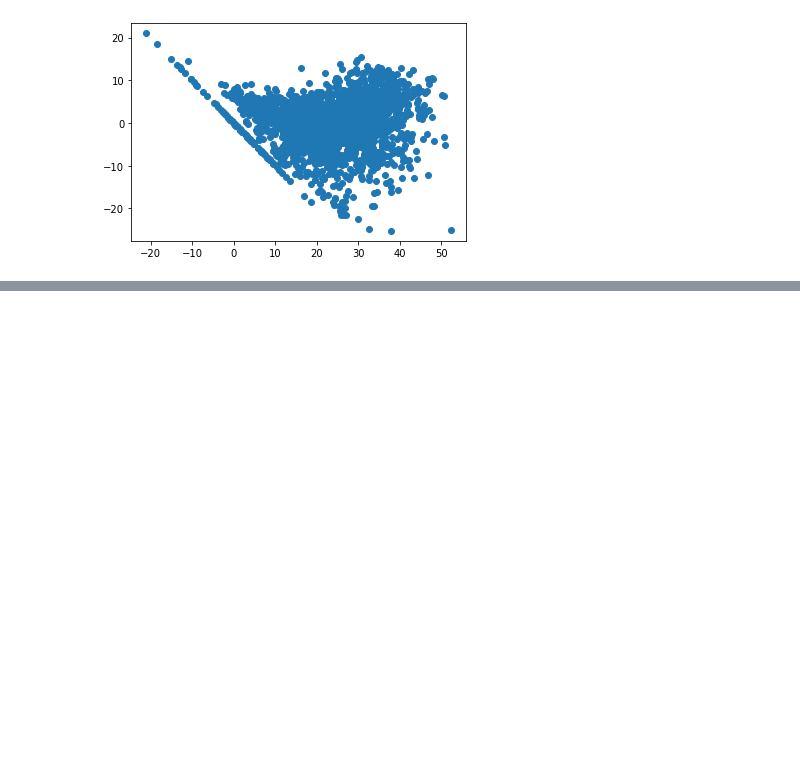
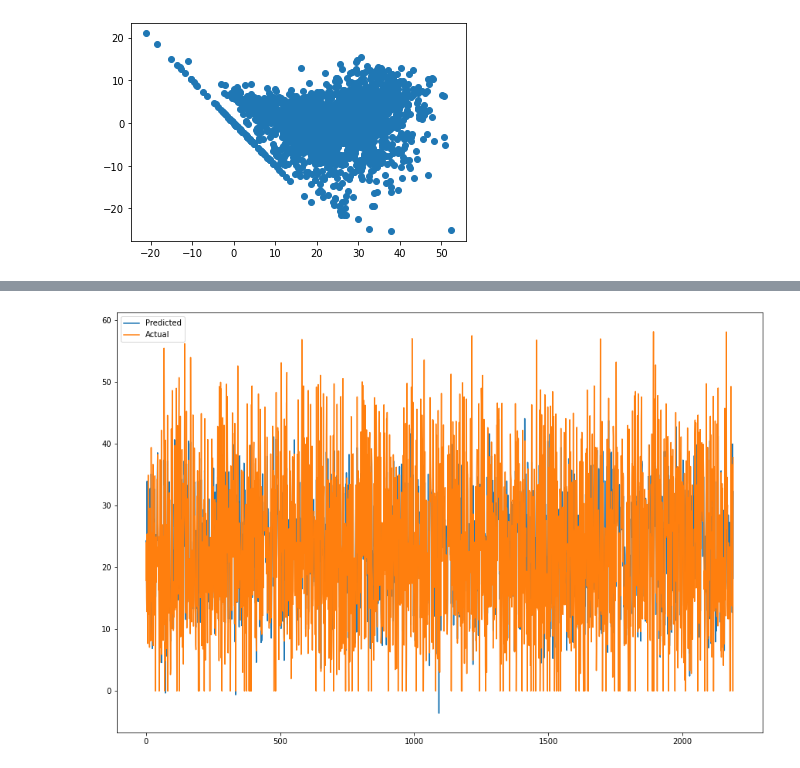
Before and after one commit to lakummahesh/Supervised-ML-Regression-Capstone-Project-Bike-Sharing-Demand-Prediction, a Jupyter notebook: Bike_Sharing_Demand_Prediction_Capstone_Project.ipynb, the cells around one changed output, grey strips where cells are left out. Saved outputs shown, nothing was run; the diff lists cells and outputs as text; code cells hidden in the pictures; blank space fills up the shorter version.

Commit message:
Elastic Net Regression, Decision Tree, Random Forest Model

```diff
--- a/Bike_Sharing_Demand_Prediction_Capstone_Project.ipynb
+++ b/Bike_Sharing_Demand_Prediction_Capstone_Project.ipynb
@@ -1357,0 +1360,9 @@ plt.scatter((y_pred_test_ridge),(y_test)-(y_pred_test_ridge))
+# %%
+#import the packages
+from sklearn.linear_model import ElasticNet
+#a * L1 + b * L2
+#alpha = a + b and l1_ratio = a / (a + b)
+elasticnet = ElasticNet(alpha=0.1, l1_ratio=0.5)
+# %%
+#FIT THE MODEL
+elasticnet.fit(X_train,y_train)
@@ -1357,0 +1376,4 @@ plt.scatter((y_pred_test_ridge),(y_test)-(y_pred_test_ridge))
+# %%
+#get the X_train and X-test value
+y_pred_train_en=elasticnet.predict(X_train)
+y_pred_test_en=elasticnet.predict(X_test)
@@ -1357,0 +1478,9 @@ plt.scatter((y_pred_test_ridge),(y_test)-(y_pred_test_ridge))
+# %%
+#Plot the figure
+plt.figure(figsize=(15,10))
+plt.plot(np.array(y_pred_test_en))
+plt.plot((np.array(y_test)))
+plt.legend(["Predicted","Actual"])
+plt.show()
+# %% [output]
+[figure, added]
```
Also changed, not shown: parts of 46 cells of this notebook.
